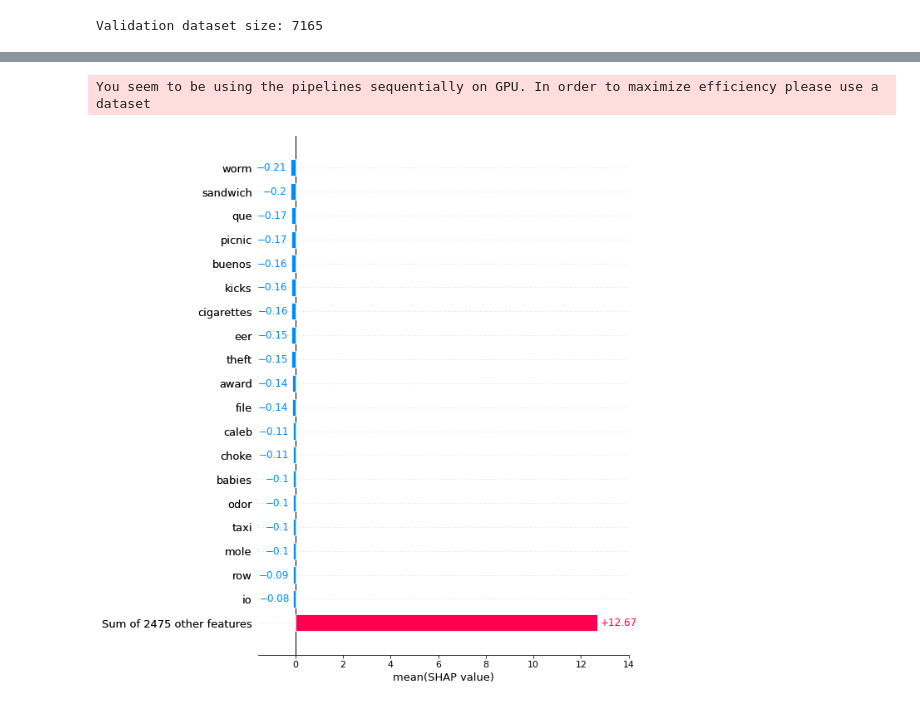
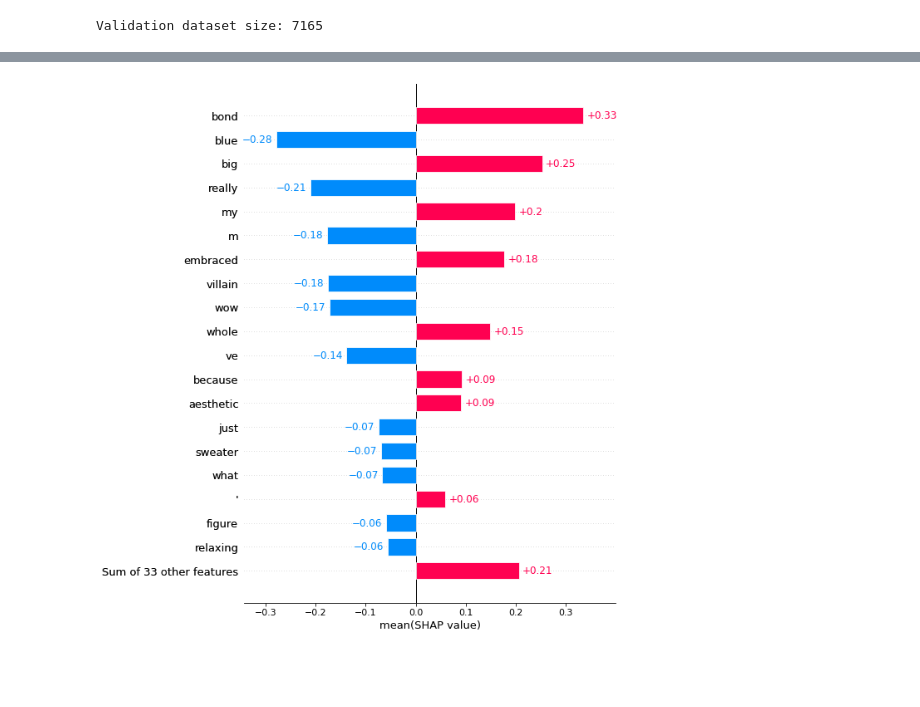
Before and after one commit to timo282/NLP-The-Office, a Jupyter notebook: notebooks/THE_OFFICE_sentence_prediction.ipynb, the cells around one changed output, grey strips where cells are left out. Cells and saved outputs as stored; diff of their text form; code cells hidden in the pictures; blank space fills up the shorter version.

```diff
--- a/notebooks/THE_OFFICE_sentence_prediction.ipynb
+++ b/notebooks/THE_OFFICE_sentence_prediction.ipynb
@@ -141,5 +150,5 @@ Epoch 2 - Validation loss: 1.5010077560852682 - Validation accuracy: 0.425261688
 # %%
 # save model to disk
-save_directory = "/sentence_classifier" # change this to your preferred location
 model.save_pretrained(save_directory)
 tokenizer.save_pretrained(save_directory)
+torch.save(model.state_dict(), save_directory + 'classifier_model.pth')
@@ -150,0 +160,3 @@ tokenizer.save_pretrained(save_directory)
+# %%
+# load model from disk
+model.load_state_dict(torch.load(save_directory + 'classifier_model.pth', map_location=torch.device('cpu')))
@@ -255,4 +251,7 @@ val_richtig_encoded
 # %%
+import shap
 from transformers import pipeline
 
-pipe = pipeline('sentiment-analysis', model=model, tokenizer=tokenizer, device=0)
+pipe = pipeline('text-classification', model=model, tokenizer=tokenizer, device=0)
+explainer = shap.Explainer(pipe)
+shap_values = explainer(val_texts[15:17])
@@ -267,10 +261,8 @@ shap.plots.text(shap_values)
 # %% [output]
 [interactive output not drawn]
 # %%
-shap_values = explainer(val_texts[:1000])
+shap_values = explainer(val_texts[60:65])
-# %% [output]
-You seem to be using the pipelines sequentially on GPU. In order to maximize efficiency please use a dataset
 # %%
-shap.plots.bar(shap_values[:,:,0].mean(0), order=shap.Explanation.argsort, max_display=20)
+shap.plots.bar(shap_values[:,:,3].mean(0), max_display=20)
 # %% [output]
-[figure, old version]
+[figure, new version]
```
Also changed, not shown: parts of 15 cells of this notebook.
